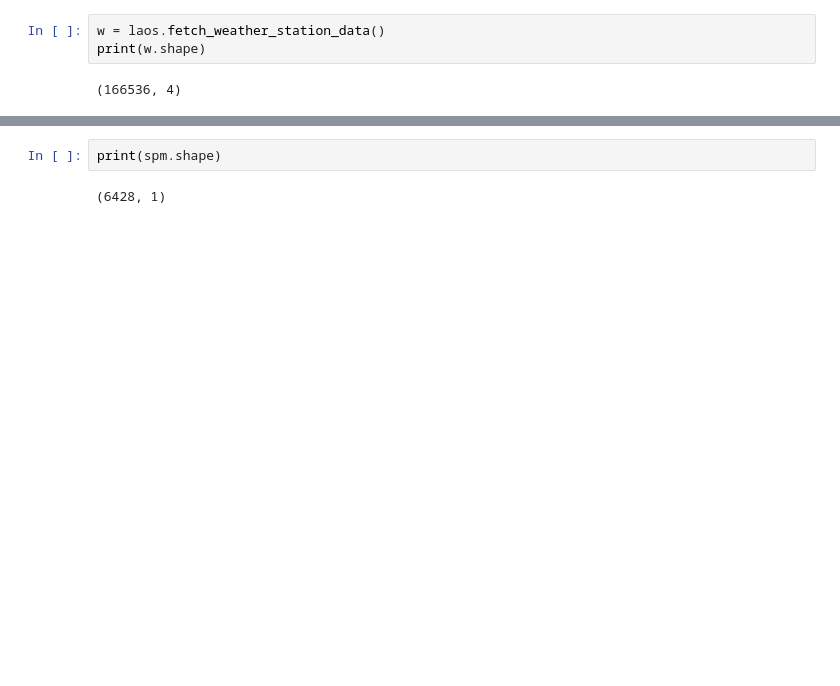
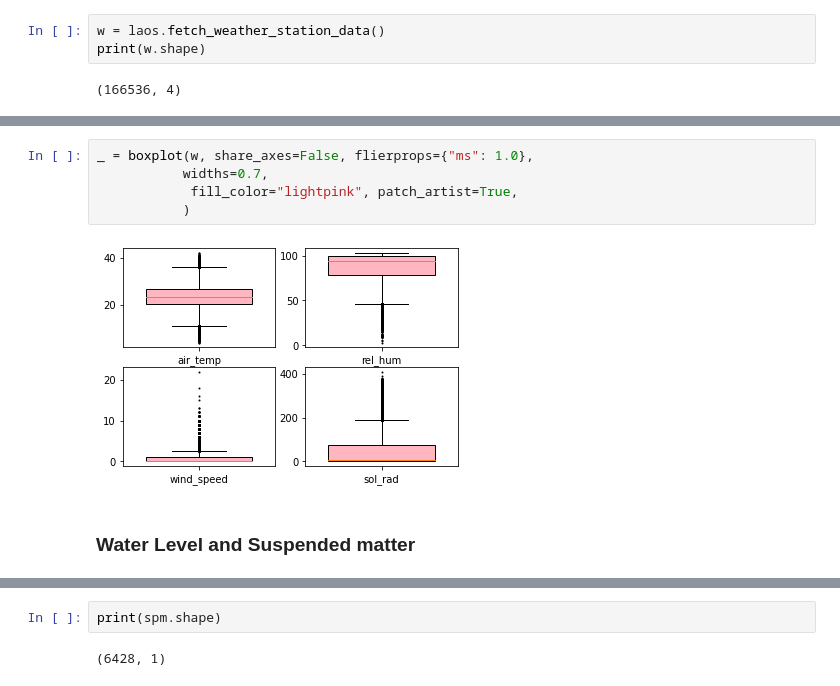
Before and after one commit to AtrCheema/ai4water_examples, a Jupyter notebook: docs/source/_notebooks/datasets/mtropics_laos.ipynb, the cells around one changed output, grey strips where cells are left out. Cells and saved outputs as stored; diff of their text form; blank space fills up the shorter version.

```diff
--- a/docs/source/_notebooks/datasets/mtropics_laos.ipynb
+++ b/docs/source/_notebooks/datasets/mtropics_laos.ipynb
@@ -55,3 +171,12 @@ print(w.shape)
+# %%
+_ = boxplot(w, share_axes=False, flierprops={"ms": 1.0},
+           widths=0.7,
+            fill_color="lightpink", patch_artist=True,
+           )
+# %% [output]
+[figure, added]
+# %% [markdown]
+### Water Level and Suspended matter
 # %%
 wl, spm = laos.fetch_hydro()
 print(wl.shape)
```
Also changed, not shown: parts of 51 cells of this notebook, 18 other files.
